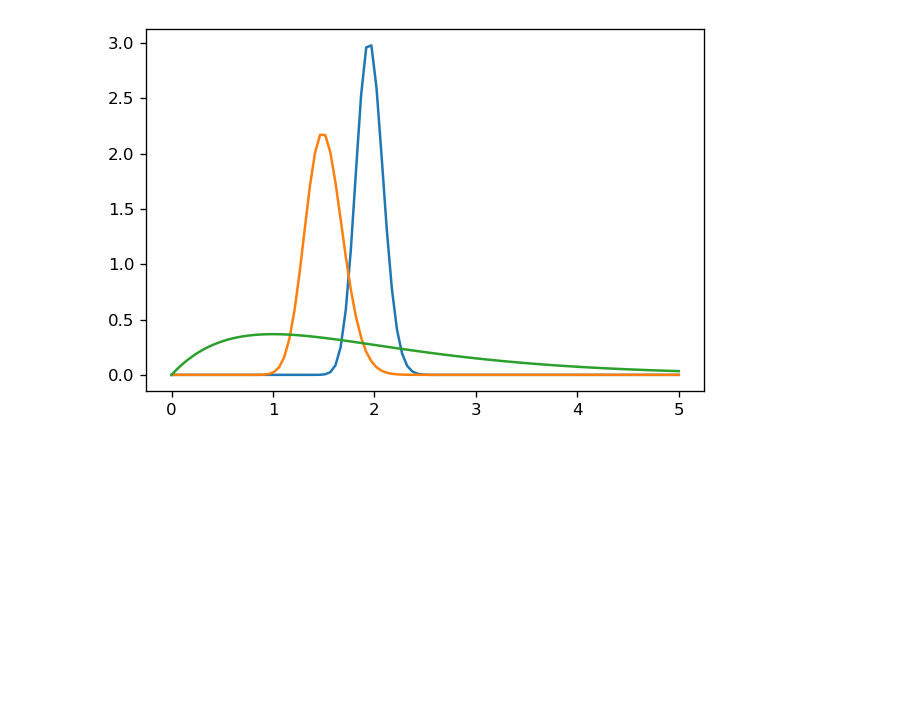
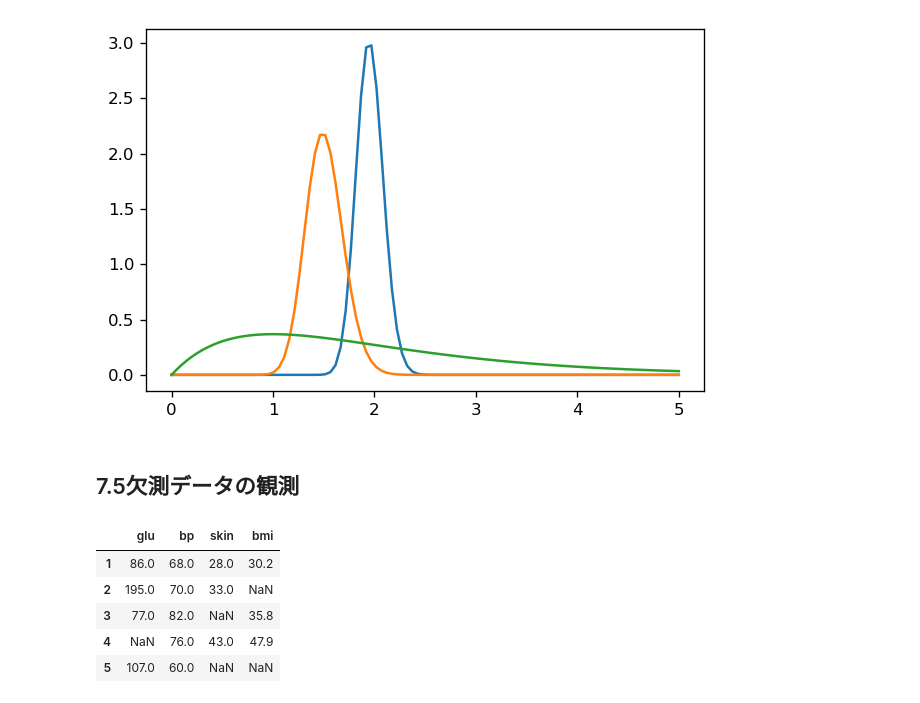
Before and after one commit to kosekitau/TimeSeries, a Jupyter notebook: notebook/A_First_Course_in_Bayesian_Statistical_Methods.ipynb, the cells around one changed output. Cells and saved outputs as stored; diff of their text form; code cells hidden in the pictures; blank space fills up the shorter version.

```diff
--- a/notebook/A_First_Course_in_Bayesian_Statistical_Methods.ipynb
+++ b/notebook/A_First_Course_in_Bayesian_Statistical_Methods.ipynb
@@ -47,3 +48,18 @@ plt.show()
 大卒の事後分布の95%信用区間[1.70494315 2.22267902]
 非大卒の事後分布の95%信用区間[1.17343691 1.89083626]
 [figure]
+# %% [markdown]
+## 7.5欠測データの観測
+# %%
+with open("../data/diabetes_200_miss.dat.txt") as f:
+    data = f.readlines()
+data = [d[:-1].split() for d in data]
+df = pd.DataFrame(data, columns=["glu", "bp", "skin", "bmi"]).drop(0).replace("NA", np.nan)
+df.head()
+# %% [output]
+|  | glu | bp | skin | bmi |
+| 1 | 86.0 | 68.0 | 28.0 | 30.2 |
+| 2 | 195.0 | 70.0 | 33.0 | NaN |
+| 3 | 77.0 | 82.0 | NaN | 35.8 |
+| 4 | NaN | 76.0 | 43.0 | 47.9 |
+| 5 | 107.0 | 60.0 | NaN | NaN |
```
Also changed, not shown: parts of 2 cells of this notebook, 1 other file.
